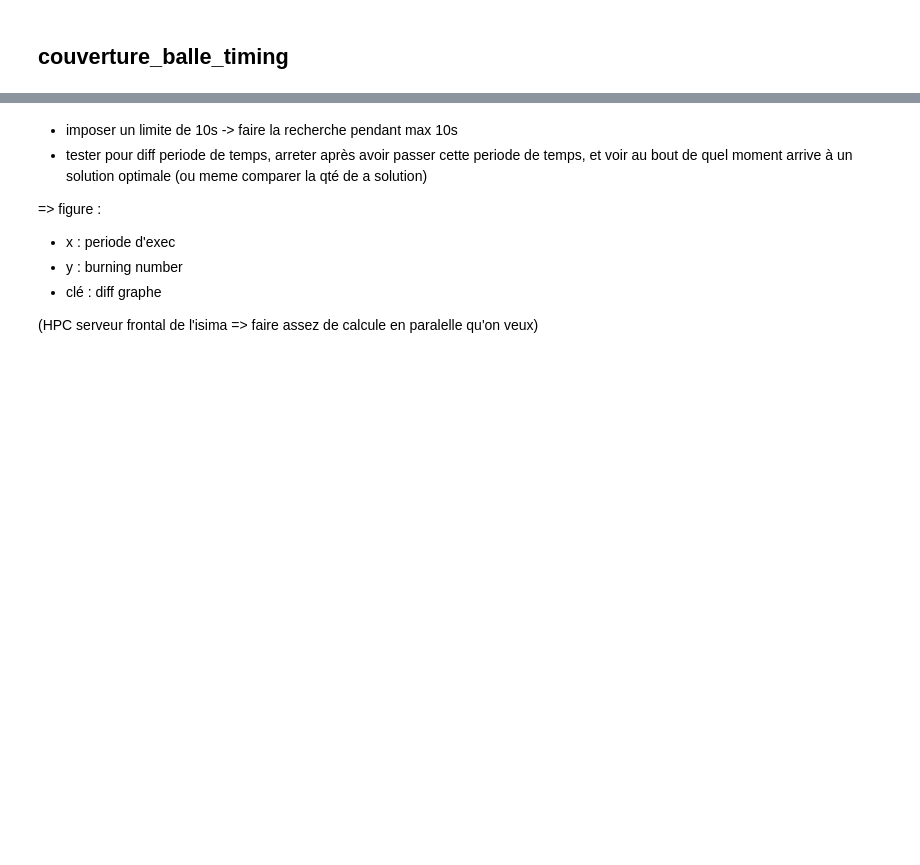
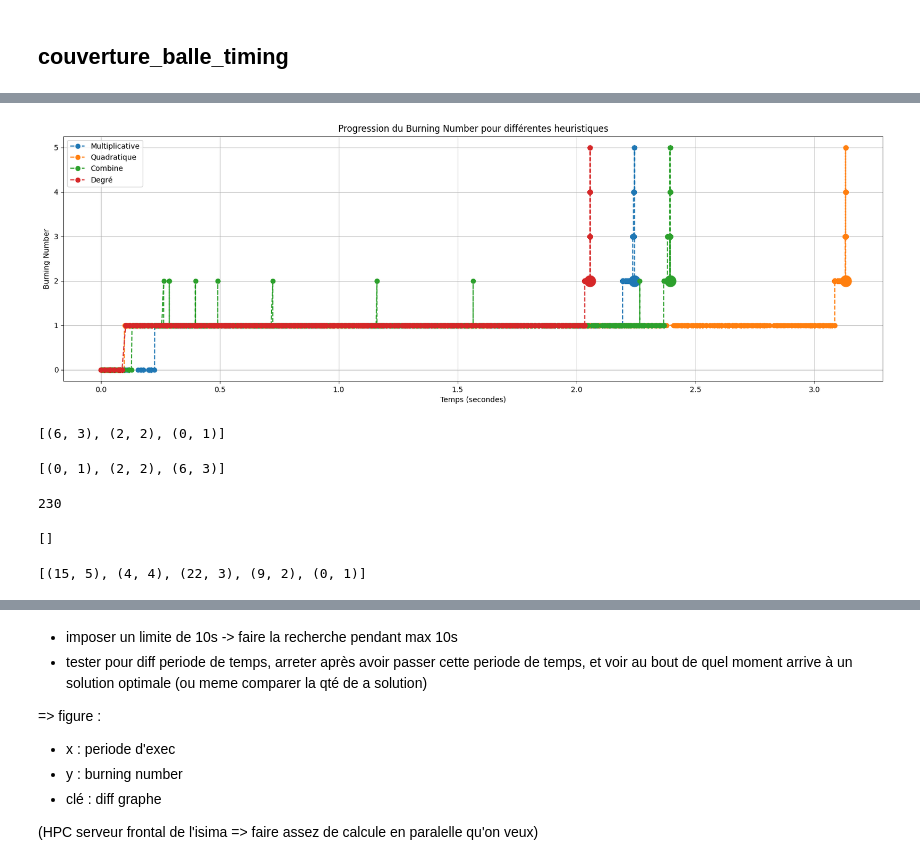
Before and after one commit to OussamaLay/Graph_Burning_Problem, a Jupyter notebook: algo_recherche.ipynb, the cells around one changed output, grey strips where cells are left out. Saved outputs shown, nothing was run; the diff lists cells and outputs as text; code cells hidden in the pictures; blank space fills up the shorter version.

```diff
--- a/algo_recherche.ipynb
+++ b/algo_recherche.ipynb
@@ -843,0 +958,25 @@ plot_multiple_burning_progress(
+# %%
+comparaison_heuristiques(karate)
+# %% [output]
+[figure, added]
+# %%
+couverture_balle_beta(chaine, heuristique_multiplicative)
+# %% [output]
+[(6, 3), (2, 2), (0, 1)]
+# %%
+res, bn_pp = couverture_balle_beta_timing(chaine, heuristique_multiplicative)
+res
+# %% [output]
+[(0, 1), (2, 2), (6, 3)]
+# %%
+len(bn_pp)
+# %% [output]
+230
+# %%
+bn_pp[214000:]
+# %% [output]
+[]
+# %%
+couverture_balle(generate_chain_graph(25))
+# %% [output]
+[(15, 5), (4, 4), (22, 3), (9, 2), (0, 1)]
```
Also changed, not shown: parts of 34 cells of this notebook, 1 other file.
